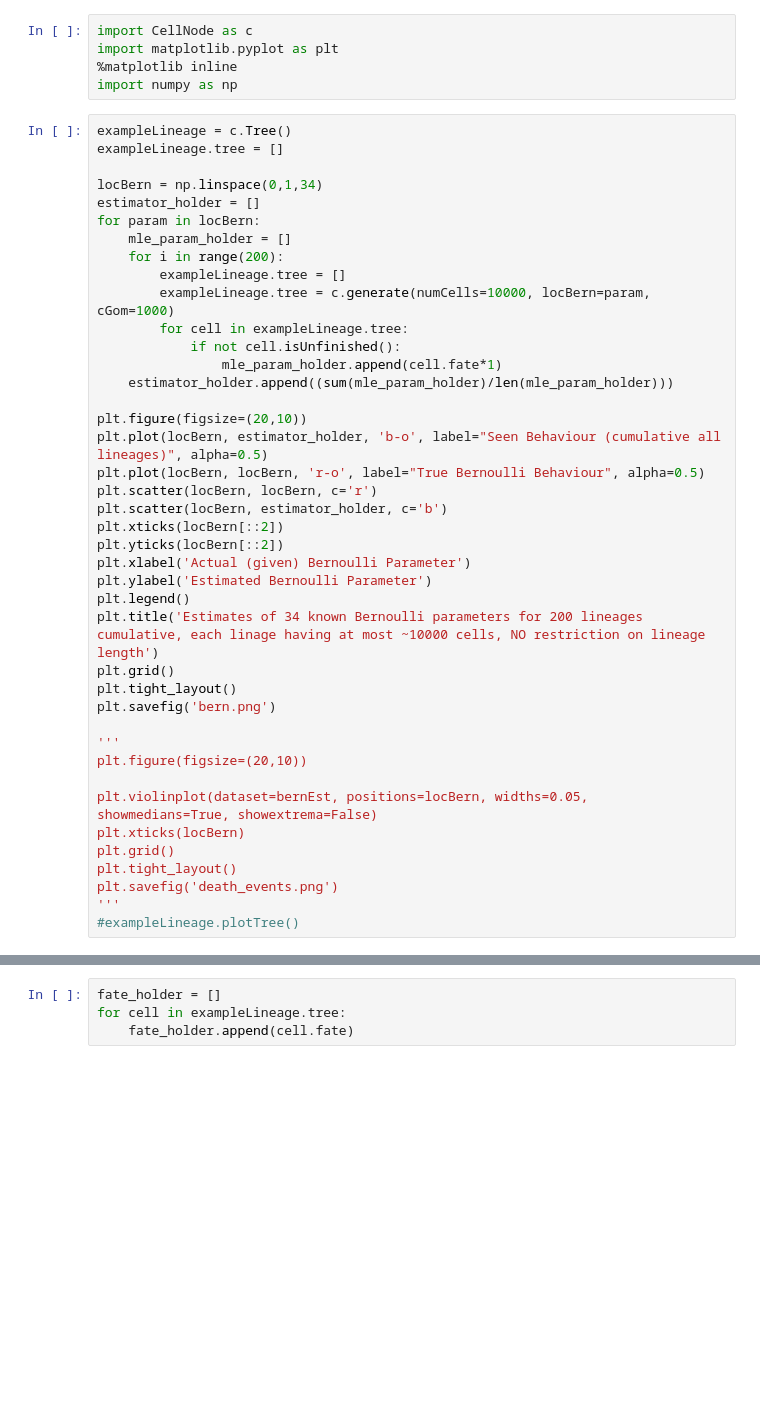
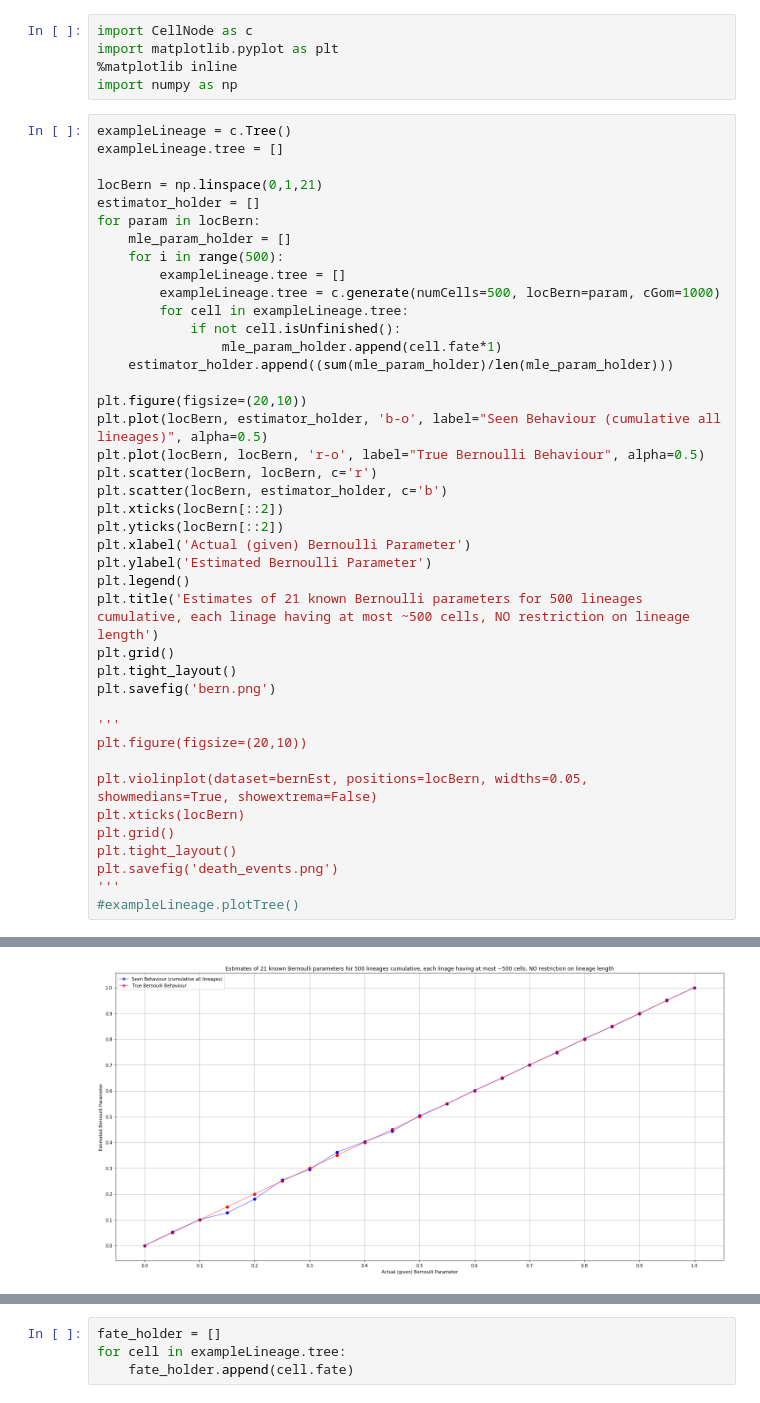
Before and after one commit to meyer-lab/tHMM, a Jupyter notebook: lineage/jupyter-notebooks/testingMLE.ipynb, the cells around one changed output, grey strips where cells are left out. Drawn from its saved outputs; the diff is of its cells as text; blank space fills up the shorter version.

```diff
--- a/lineage/jupyter-notebooks/testingMLE.ipynb
+++ b/lineage/jupyter-notebooks/testingMLE.ipynb
@@ -7,13 +7,13 @@ import numpy as np
 exampleLineage = c.Tree()
 exampleLineage.tree = []
 
-locBern = np.linspace(0,1,34)
+locBern = np.linspace(0,1,21)
 estimator_holder = []
 for param in locBern:
     mle_param_holder = []
-    for i in range(200):
+    for i in range(500):
         exampleLineage.tree = []
-        exampleLineage.tree = c.generate(numCells=10000, locBern=param, cGom=1000)
+        exampleLineage.tree = c.generate(numCells=500, locBern=param, cGom=1000)
         for cell in exampleLineage.tree:
             if not cell.isUnfinished():
                 mle_param_holder.append(cell.fate*1)
@@ -29,7 +29,7 @@ plt.yticks(locBern[::2])
 plt.xlabel('Actual (given) Bernoulli Parameter')
 plt.ylabel('Estimated Bernoulli Parameter')
 plt.legend()
-plt.title('Estimates of 34 known Bernoulli parameters for 200 lineages cumulative, each linage having at most ~10000 cells, NO restriction on lineage length')
+plt.title('Estimates of 21 known Bernoulli parameters for 500 lineages cumulative, each linage having at most ~500 cells, NO restriction on lineage length')
 plt.grid()
 plt.tight_layout()
 plt.savefig('bern.png')
@@ -44,3 +44,4 @@ plt.tight_layout()
 plt.savefig('death_events.png')
 '''
 #exampleLineage.plotTree()
+# %% [output]
@@ -47,3 +49,4 @@ plt.savefig('death_events.png')
+[figure, added]
 # %%
 plt.plot(locBern, (estimator_holder-locBern))
 plt.xticks(locBern[::4])
```
Also changed, not shown: parts of 3 cells of this notebook.
